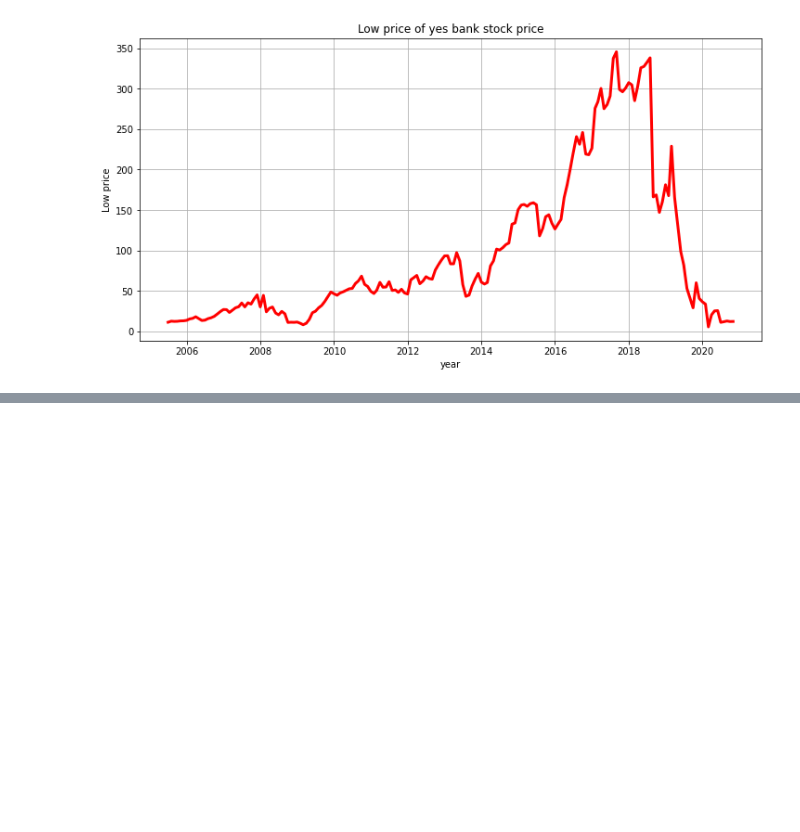
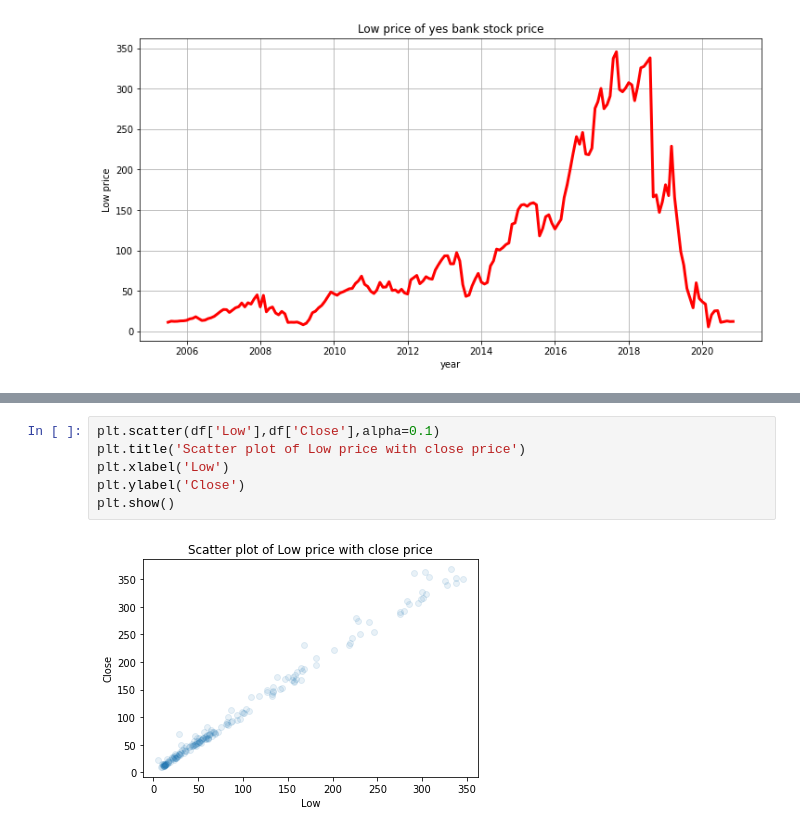
Before and after one commit to shaad4224/yes_Bank_Stock_Closing_Price_Prediction, a Jupyter notebook: yes_Bank_Stock_Closing_Price_Prediction.ipynb, the cells around one changed output, grey strips where cells are left out. Saved outputs shown, nothing was run; the diff lists cells and outputs as text; blank space fills up the shorter version.

```diff
--- a/yes_Bank_Stock_Closing_Price_Prediction.ipynb
+++ b/yes_Bank_Stock_Closing_Price_Prediction.ipynb
@@ -201,0 +215,8 @@ plt.show()
+# %%
+plt.scatter(df['Low'],df['Close'],alpha=0.1)
+plt.title('Scatter plot of Low price with close price')
+plt.xlabel('Low')
+plt.ylabel('Close')
+plt.show()
+# %% [output]
+[figure, added]
```
Also changed, not shown: parts of 3 cells of this notebook.
